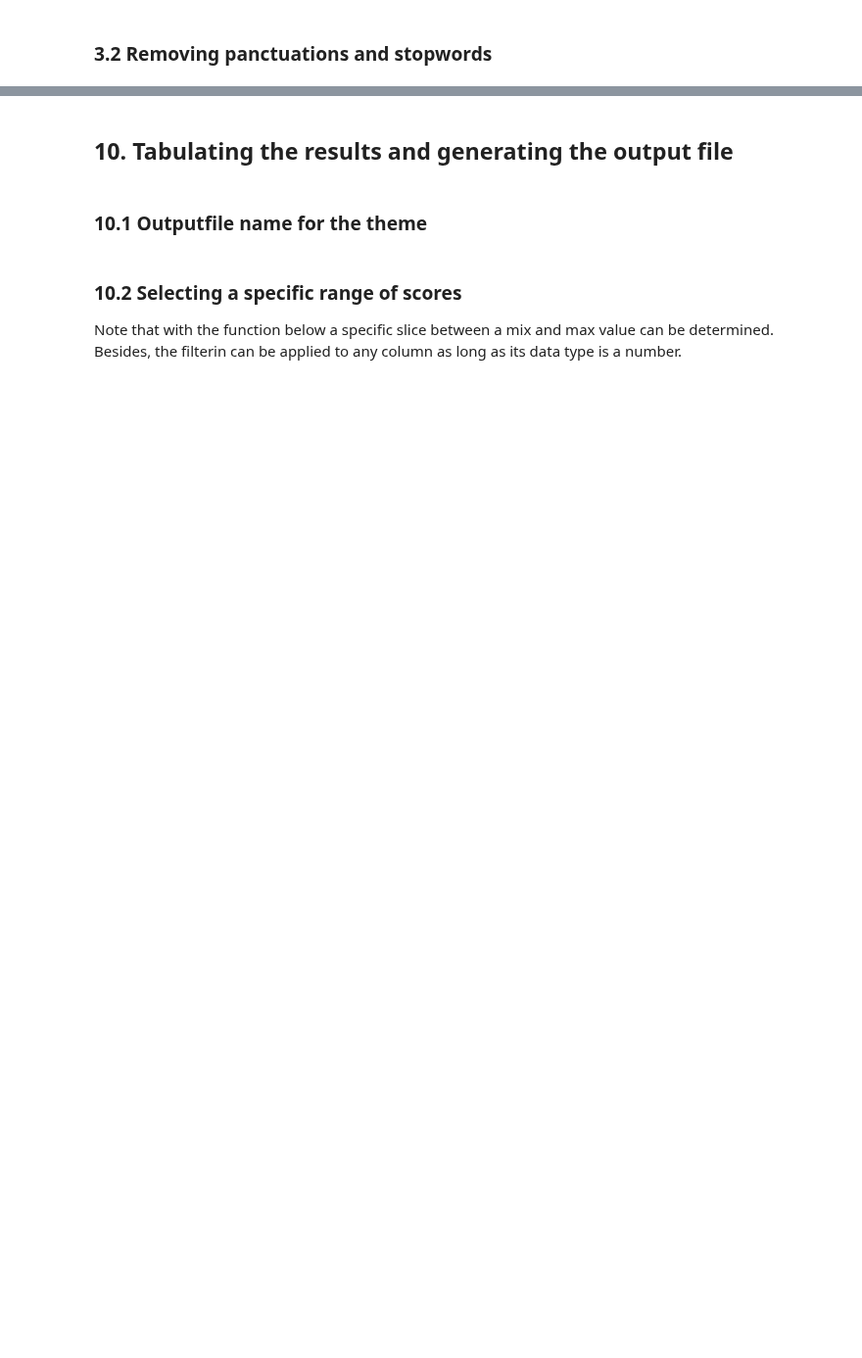
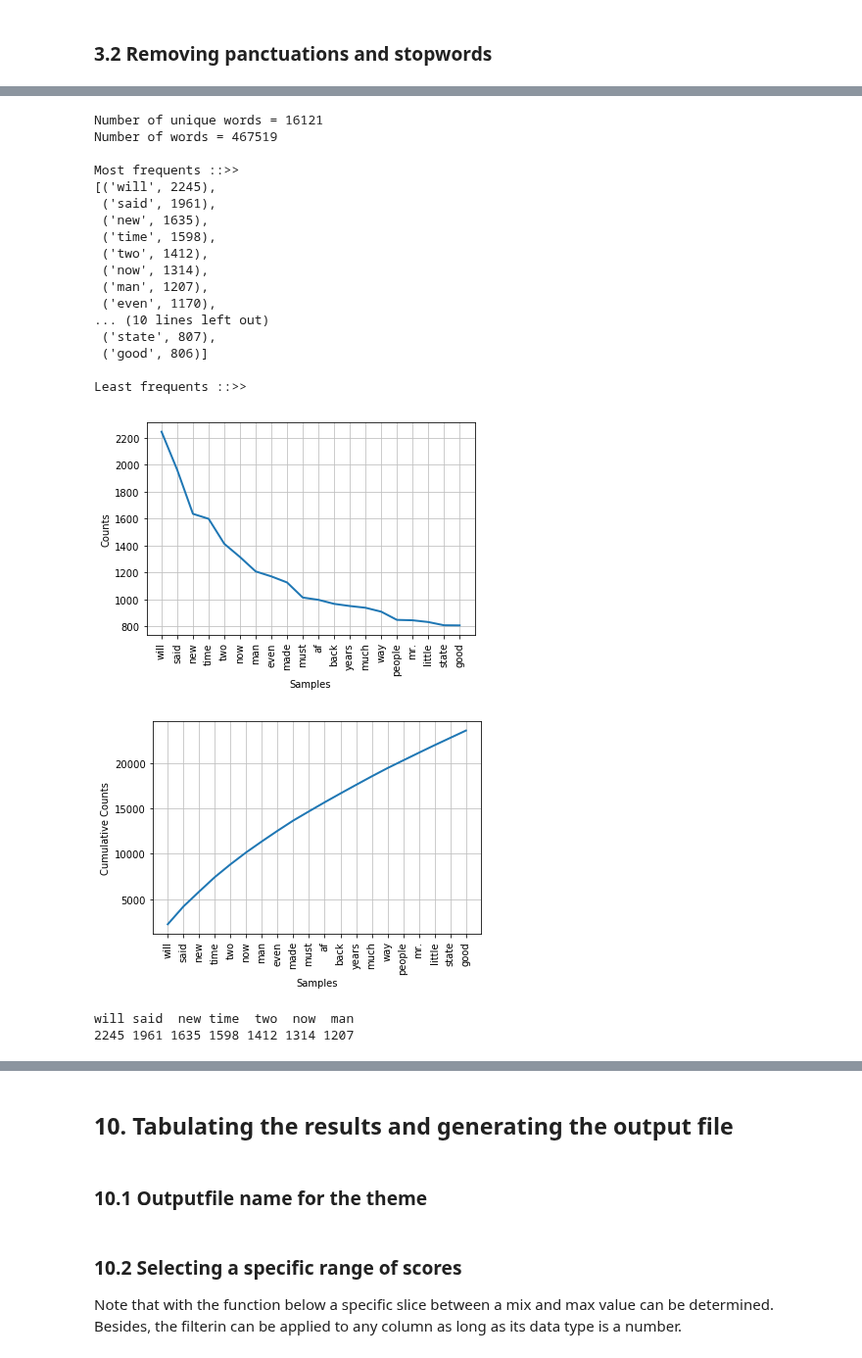
Before and after one commit to bulentozel/OpenMaker, a Jupyter notebook: Semantics/termset_extraction_notrun.ipynb, the cells around one changed output, grey strips where cells are left out. Shown at 98% size. Cells and saved outputs as stored; diff of their text form; code cells hidden in the pictures; blank space fills up the shorter version.

```diff
--- a/Semantics/termset_extraction_notrun.ipynb
+++ b/Semantics/termset_extraction_notrun.ipynb
@@ -1562,2 +1783,0 @@ print(len(input_specifics))
-# %%
-SC.set_specific_set(SPECIFIC_TERMS)
@@ -1597,0 +1891,28 @@ The manual checking can help to determine what should go into "specifics_openmak
+# %%
+MINLENGTH = 1
+MIN_FREQ = 4
+def run_cleaning_process(Cleaner, tokens, exceptions = [], minL = MINLENGTH, minF = MIN_FREQ):
+    TFtokens = Cleaner.clean(tokens,logging = True)
+    print('Reduction due to punctuations and stopwords = {}.'.format(len(tokens) - len(TFtokens)))
+
+    uTFtokens = Cleaner.remove_numerals(TFtokens, remove_any = False, exceptions = [])
+    print("Reduction due to all numeral terms = {}".format(len(TFtokens) - len(uTFtokens)))
+    TFtokens = uTFtokens
+
+    uTFtokens = Cleaner.remove_numerals(TFtokens, remove_any = True, exceptions = [])
+    print("Reduction due to partially numeral terms = {}".format(len(TFtokens) - len(uTFtokens)))
+    TFtokens = uTFtokens
+
+    uTFtokens = Cleaner.remove_short_terms(TFtokens, threshold = minL, exceptions = [])
+    print("Reduction due to short terms = {}".format(len(TFtokens) - len(uTFtokens)))
+    TFtokens = uTFtokens
+
+    uTFtokens = Cleaner.remove_rare_terms(TFtokens, below = minF)
+    print("Reduction due to rare terms = {}".format(len(TFtokens) - len(uTFtokens)))
+    TFtokens = uTFtokens
+
+    print("The total term count reduction during this cleaning process = {}".format(len(tokens) - len(TFtokens)))
+    print("Percentage = {}%".format(len(tokens)/len(TFtokens)))
+    return TFtokens
+# %%
+TOKENSREF_TF = run_cleaning_process(Cleaner, TOKENSREF)
@@ -1597,0 +1937,36 @@ The manual checking can help to determine what should go into "specifics_openmak
+# %%
+def corpus_summary(SC, top = 20, bottom = 20):
+    print('Number of unique words = {}'.format(SC.get_count_uniques()))
+    print('Number of words = {}'.format(SC.get_size()))
+    print('\nMost frequents ::>>')
+    pp.pprint(SC.get_top_frequents(top = top))
+    print('\nLeast frequents ::>>')
+    SC.get_least_frequents(bottom = bottom)
+    SC.plot(top), SC.plot(top, cumulative = True)
+    SC.tabulate(7)
+    return SC.to_pandas()
+# %%
+CRef = Corpus(TOKENSREF_TF)
+DF_Brown = corpus_summary(CRef)
+# %% [output]
+Number of unique words = 16121
+Number of words = 467519
+
+Most frequents ::>>
+[('will', 2245),
+ ('said', 1961),
+ ('new', 1635),
+ ('time', 1598),
+ ('two', 1412),
+ ('now', 1314),
+ ('man', 1207),
+ ('even', 1170),
+... (10 lines left out)
+ ('state', 807),
+ ('good', 806)]
+
+Least frequents ::>>
+[figure, added]
+[figure, added]
+will said  new time  two  now  man
+2245 1961 1635 1598 1412 1314 1207
```
Also changed, not shown: parts of 107 cells of this notebook, 4 other files.
